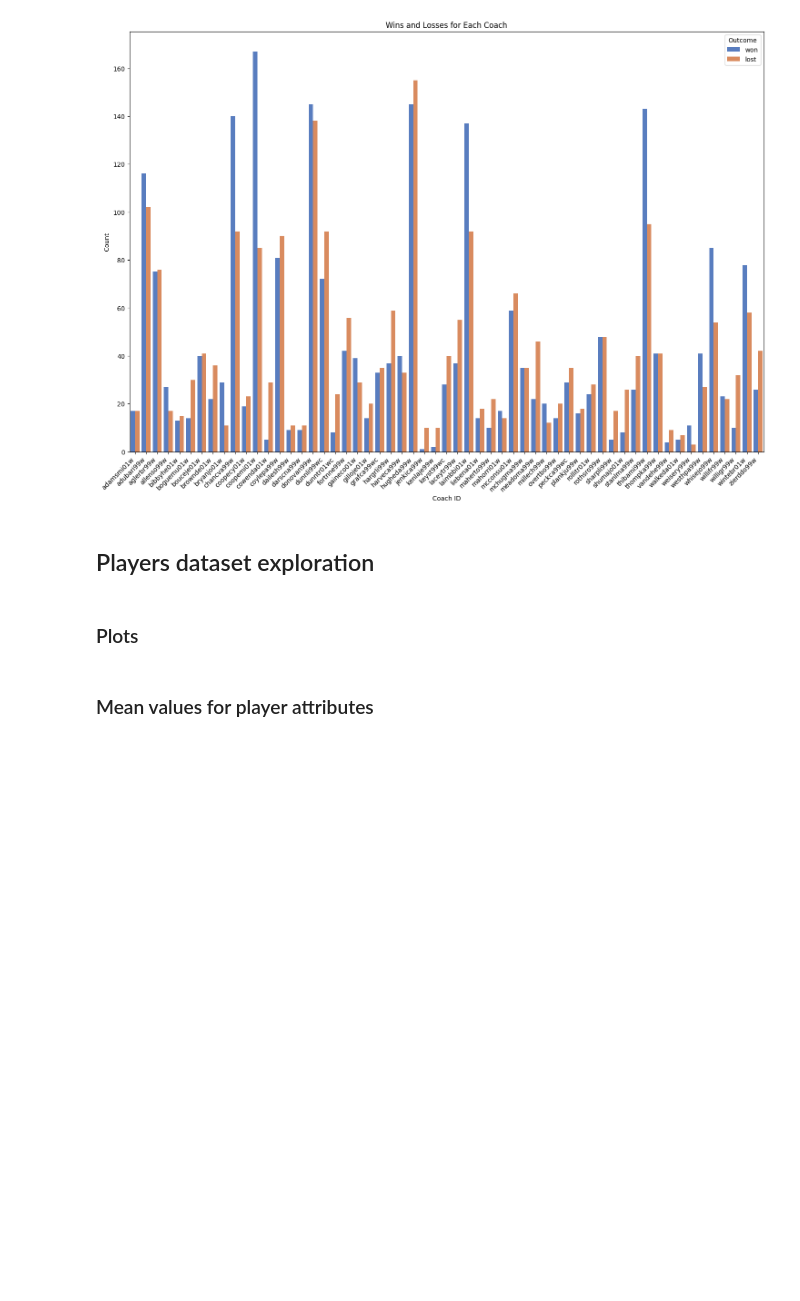
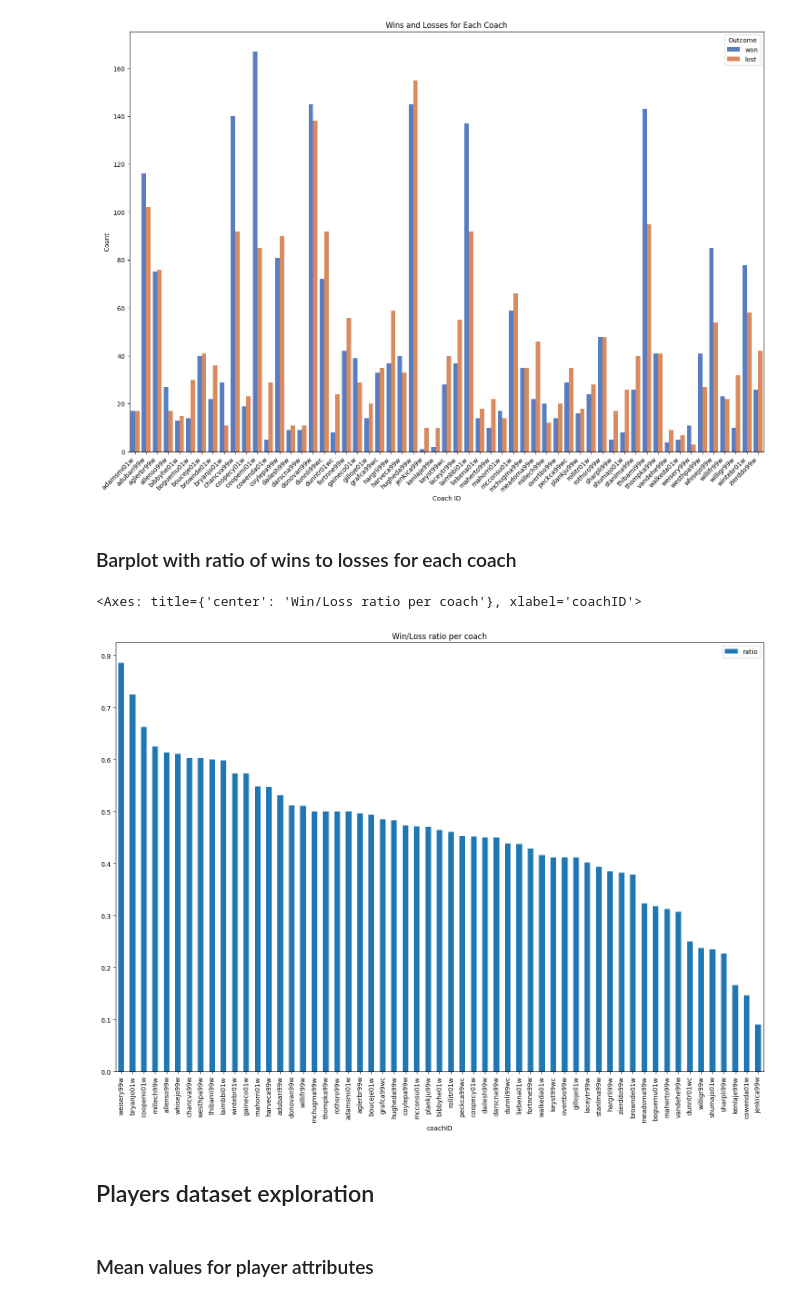
Before and after one commit to ttoino/feup-ac, a Jupyter notebook: src/exploration.ipynb, the cells around one changed output. Drawn from its saved outputs; the diff is of its cells as text; code cells hidden in the pictures; blank space fills up the shorter version.

Commit message:
Added plotting of w/l ratio

```diff
--- a/src/exploration.ipynb
+++ b/src/exploration.ipynb
@@ -73,12 +73,14 @@ plt.show()
 ### Barplot with wins and losses for each coach
 # %%
 # Create a new DataFrame with wins and losses for each coach
-coach_wins_losses = coaches_df.groupby('coachID').agg({'won': 'sum', 'lost': 'sum'}).reset_index()
+coach_wins_losses = coaches_df.groupby('coachID').sum().reset_index()
+coach_wins_losses = coach_wins_losses[['coachID', 'won', 'lost']]
+coach_wins_losses['ratio'] = coach_wins_losses['won'] / (coach_wins_losses['won'] + coach_wins_losses['lost'])
 
 # Melt the DataFrame for Seaborn's barplot
 coach_wins_losses_melted = coach_wins_losses.melt(id_vars='coachID', value_vars=['won', 'lost'], var_name='Outcome', value_name='Count')
 
-# Create the histogram
+# Create the histogram for the absolute values
 plt.figure(figsize=(18, 12))
 sns.barplot(x='coachID', y='Count', hue='Outcome', data=coach_wins_losses_melted, palette='muted')
 plt.title('Wins and Losses for Each Coach')
@@ -88,10 +90,16 @@ plt.xticks(rotation=45, ha='right')
 plt.show()
 # %% [output]
 [figure]
+# %% [markdown]
+### Barplot with ratio of wins to losses for each coach
+# %%
+# Create the histogram for the ratio
+coach_wins_losses[['coachID', 'ratio']].sort_values('ratio', ascending=False).plot('coachID', 'ratio', kind='bar', figsize=(18, 12), title="Win/Loss ratio per coach")
+# %% [output]
+<Axes: title={'center': 'Win/Loss ratio per coach'}, xlabel='coachID'>
+[figure, added]
 # %% [markdown]
 ## Players dataset exploration
-# %% [markdown]
-### Plots
 # %%
 # PLAYERS
 
```
Also changed, not shown: parts of 2 cells of this notebook.
